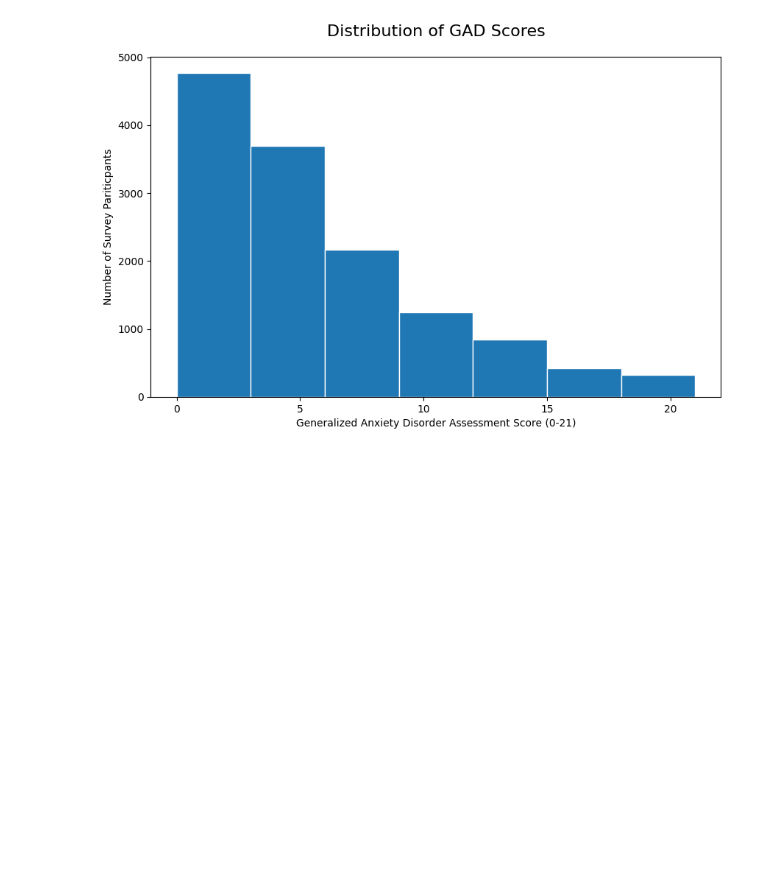
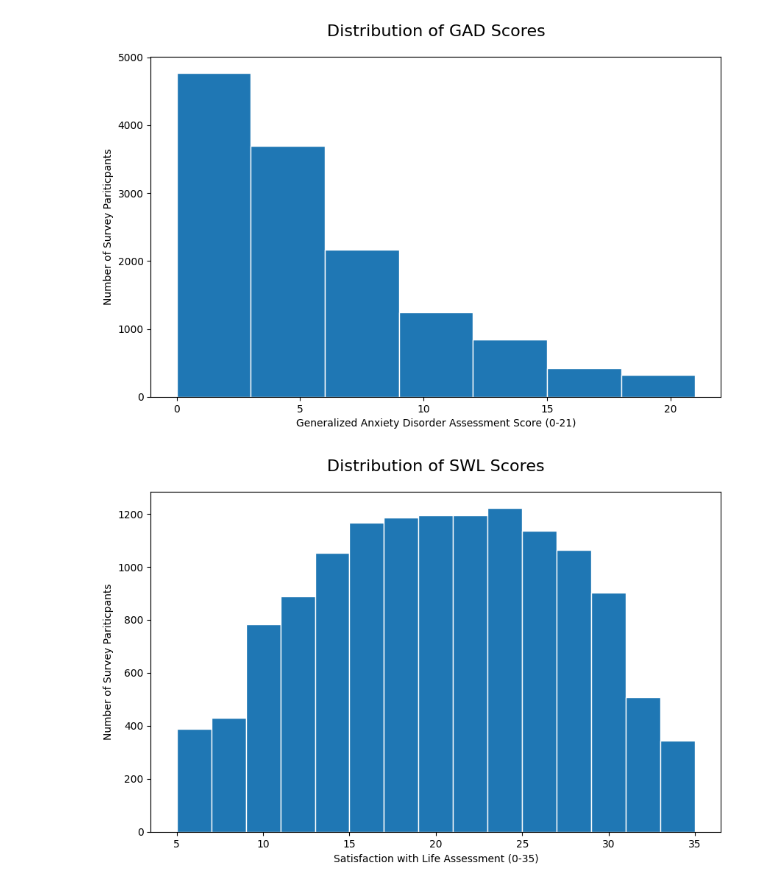
Before and after one commit to amallred/gaming-mental-health-analysis, a Jupyter notebook: data_cleaning.ipynb, the cells around one changed output. Drawn from its saved outputs; the diff is of its cells as text; code cells hidden in the pictures; blank space fills up the shorter version.

```diff
--- a/data_cleaning.ipynb
+++ b/data_cleaning.ipynb
@@ -543,3 +579,21 @@ plt.title("Distribution of GAD Scores", fontsize=16, pad=20)
 plt.show()
 # %% [output]
 [figure]
+# %%
+plt.figure(figsize=(10,6))
+plt.hist(
+    clean_df['SWL_Total'],
+    bins=15,
+    edgecolor='white'
+)
+
+plt.xlabel("Satisfaction with Life Assessment (0-35)")
+plt.ylabel("Number of Survey Pariticpants")
+plt.title("Distribution of SWL Scores", fontsize=16, pad=20)
+
+# Save figure as image
+# plt.savefig('plots/SWL_score_histogram.png')
+
+plt.show()
+# %% [output]
+[figure, added]
```
Also changed, not shown: parts of 11 cells of this notebook, 2 other files.
